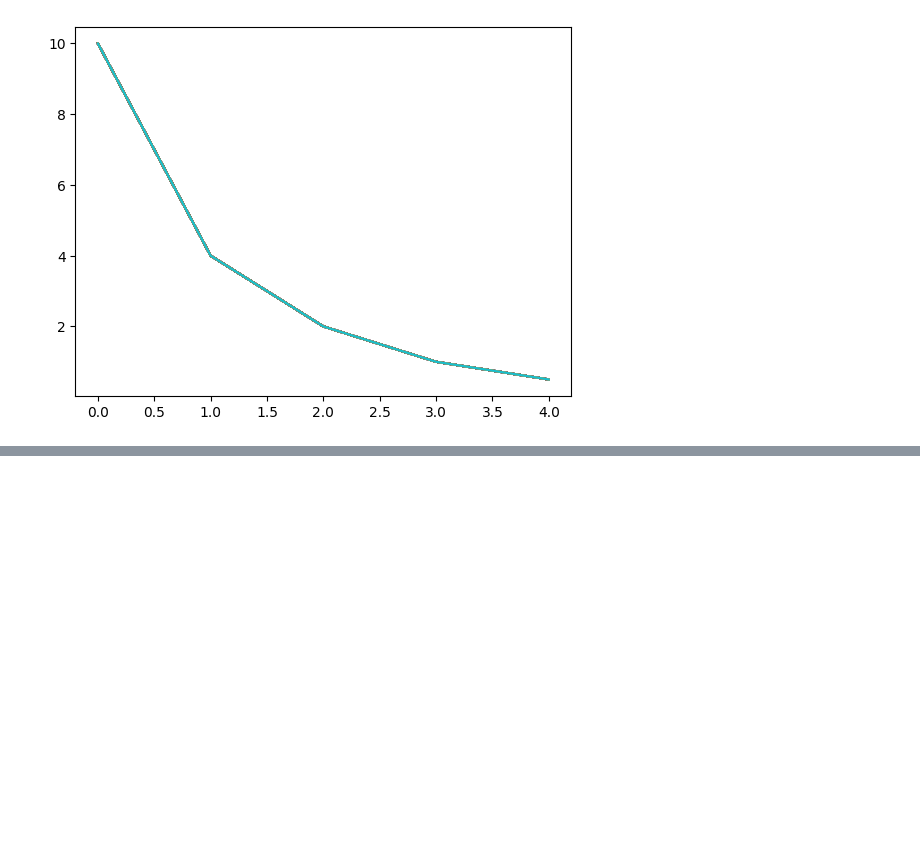
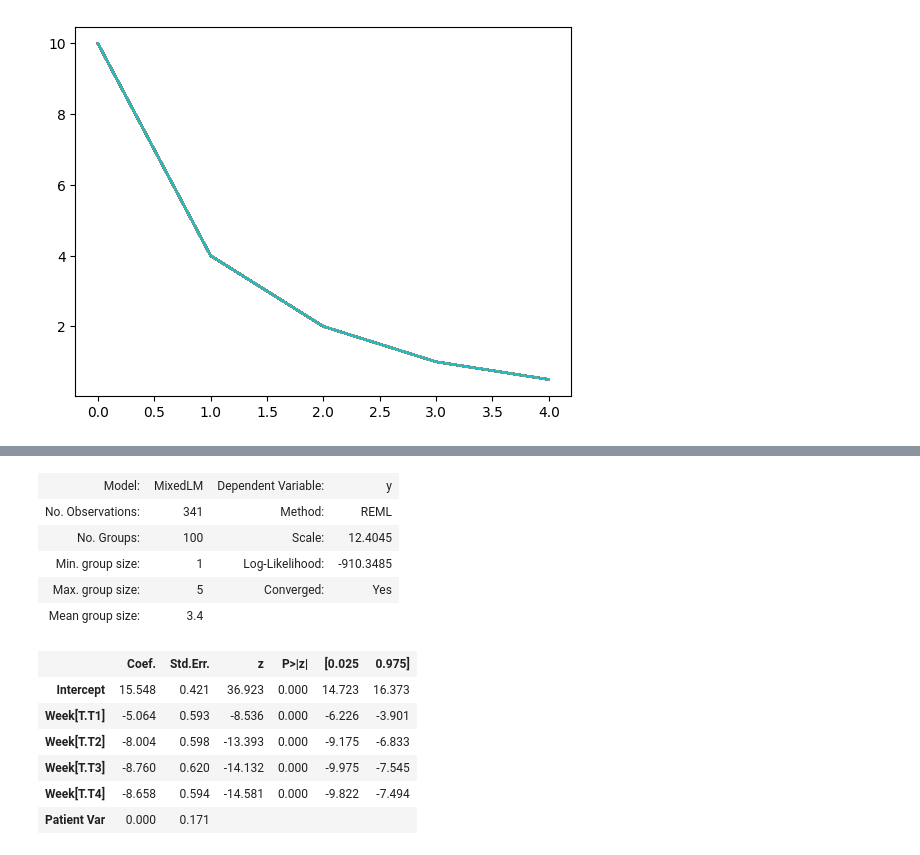
Before and after one commit to medhakp/smarts_cerebellum, a Jupyter notebook: simulations/lme.ipynb, the cells around one changed output, grey strips where cells are left out. Cells and saved outputs as stored; diff of their text form; code cells hidden in the pictures; blank space fills up the shorter version.

```diff
--- a/simulations/lme.ipynb
+++ b/simulations/lme.ipynb
@@ -103,0 +149,21 @@ plt.show()
+# %%
+# same values killed as with the additive model
+df_mult_kill = df_mult.drop(index=kill)
+
+model = smf.mixedlm('y ~ Week', data=df_mult_kill, groups='Patient').fit()
+
+model.summary()
+# %% [output]
+| Model: | MixedLM | Dependent Variable: | y |
+| No. Observations: | 341 | Method: | REML |
+| No. Groups: | 100 | Scale: | 12.4045 |
+| Min. group size: | 1 | Log-Likelihood: | -910.3485 |
+| Max. group size: | 5 | Converged: | Yes |
+| Mean group size: | 3.4 |  |  |
+|  | Coef. | Std.Err. | z | P>|z| | [0.025 | 0.975] |
+| Intercept | 15.548 | 0.421 | 36.923 | 0.000 | 14.723 | 16.373 |
+| Week[T.T1] | -5.064 | 0.593 | -8.536 | 0.000 | -6.226 | -3.901 |
+| Week[T.T2] | -8.004 | 0.598 | -13.393 | 0.000 | -9.175 | -6.833 |
+| Week[T.T3] | -8.760 | 0.620 | -14.132 | 0.000 | -9.975 | -7.545 |
+| Week[T.T4] | -8.658 | 0.594 | -14.581 | 0.000 | -9.822 | -7.494 |
+| Patient Var | 0.000 | 0.171 |  |  |  |  |
```
Also changed, not shown: parts of 12 cells of this notebook, 1 other file.
